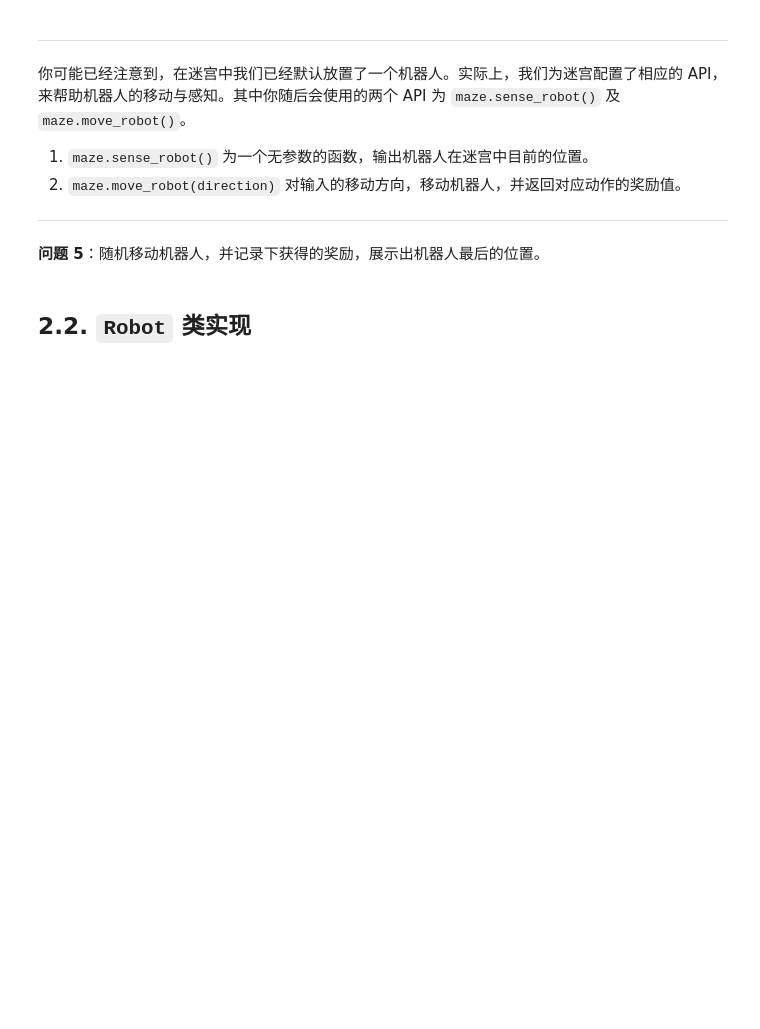
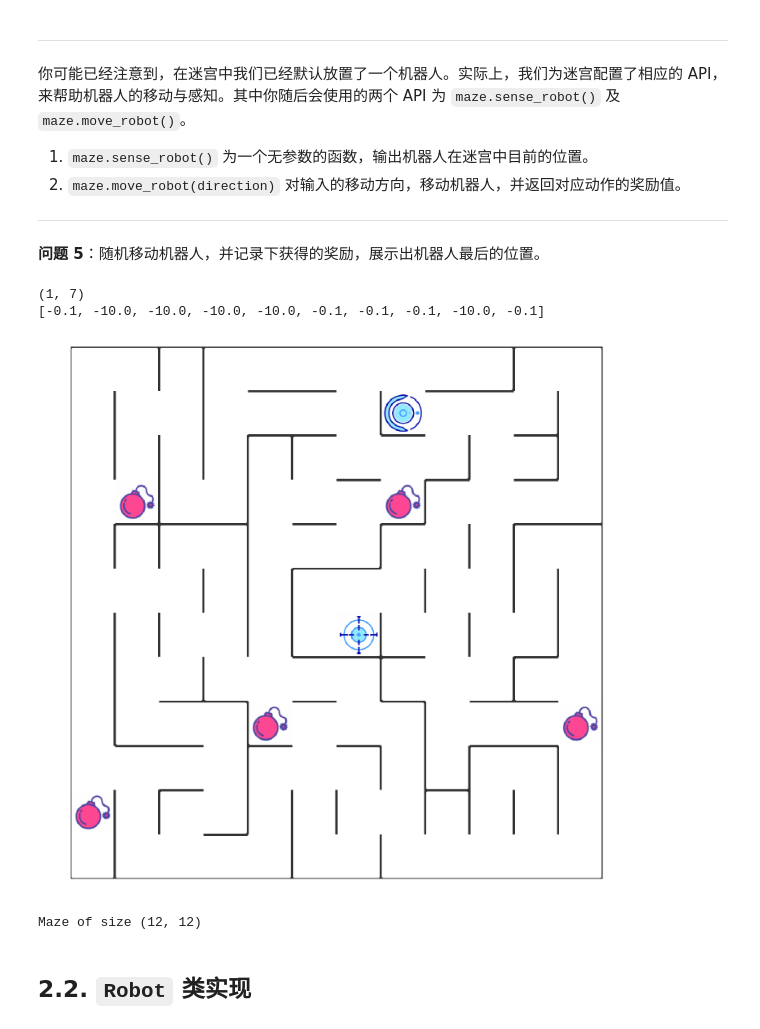
Before and after one commit to lssxfy123/PythonStudy, a Jupyter notebook: udacity_test/machine_learn/MLND_CN_P5_Reinforcement_Learning-master/robot_maze.ipynb, the cells around one changed output. Cells and saved outputs as stored; diff of their text form; code cells hidden in the pictures; blank space fills up the shorter version.

```diff
--- a/udacity_test/machine_learn/MLND_CN_P5_Reinforcement_Learning-master/robot_maze.ipynb
+++ b/udacity_test/machine_learn/MLND_CN_P5_Reinforcement_Learning-master/robot_maze.ipynb
@@ -124,10 +124,10 @@ epsilon = 0.3 # 以0.3的概率进行随机选择
 def choose_action(epsilon):
 
     action = None
-    if True: # 以某一概率
-        pass # 实现对动作的随机选择
+    if random.uniform(0,1) <= epsilon: # 以某一概率
+        action = random.choice(actions) # 实现对动作的随机选择
     else:
-        pass # 否则选择具有最大 Q 值的动作
+        action = max(qline, key=qline.get) # 否则选择具有最大 Q 值的动作
     return action
 # %% [markdown]
 ---
@@ -168,14 +173,22 @@ from Maze import Maze
 # %%
 rewards = []
 
 ## 循环、随机移动机器人10次，记录下奖励
 for i in range(10):
-    pass
+    action = choose_action(epsilon)
+    rewards.append(maze.move_robot(action))
 
 ## 输出机器人最后的位置
-print()
+print(maze.sense_robot())
+print(rewards)
 
 ## 打印迷宫，观察机器人位置
+maze
+# %% [output]
+(1, 7)
+[-0.1, -10.0, -10.0, -10.0, -10.0, -0.1, -0.1, -0.1, -10.0, -0.1]
+[figure, added]
+Maze of size (12, 12)
 # %% [markdown]
 ## 2.2. `Robot` 类实现
 # %% [markdown]
```
Also changed, not shown: parts of 10 cells of this notebook, 5 other files.
